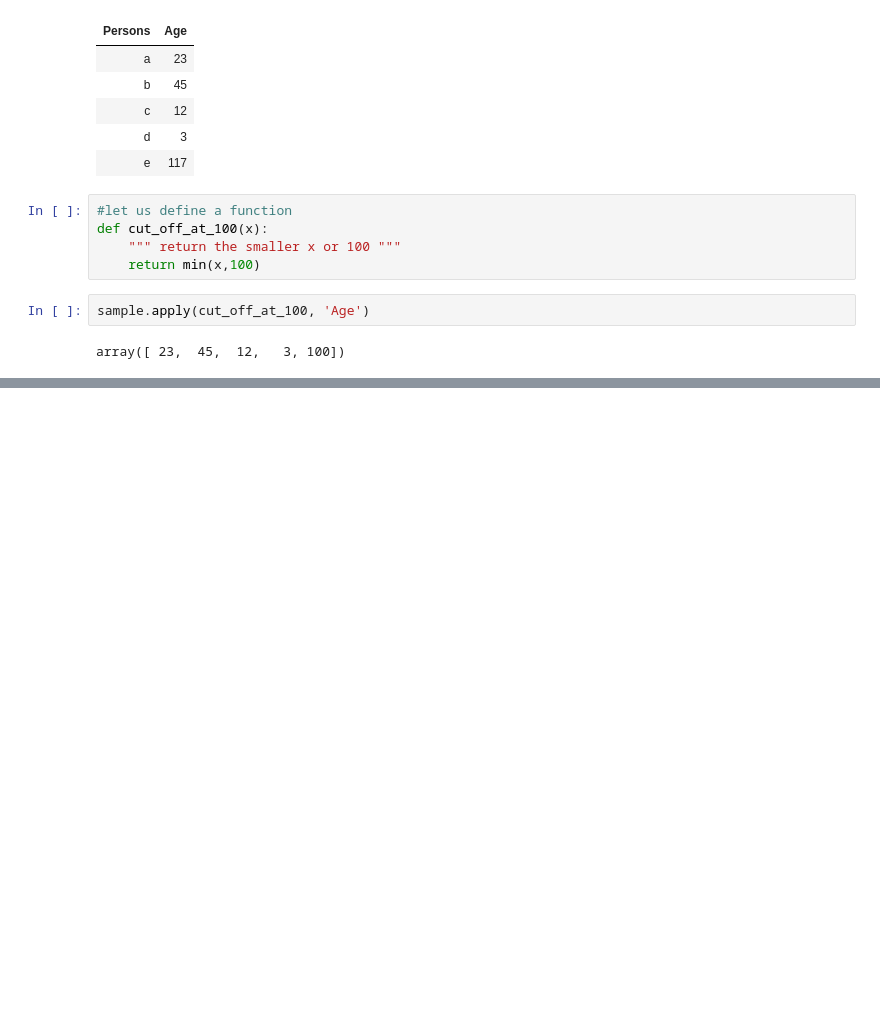
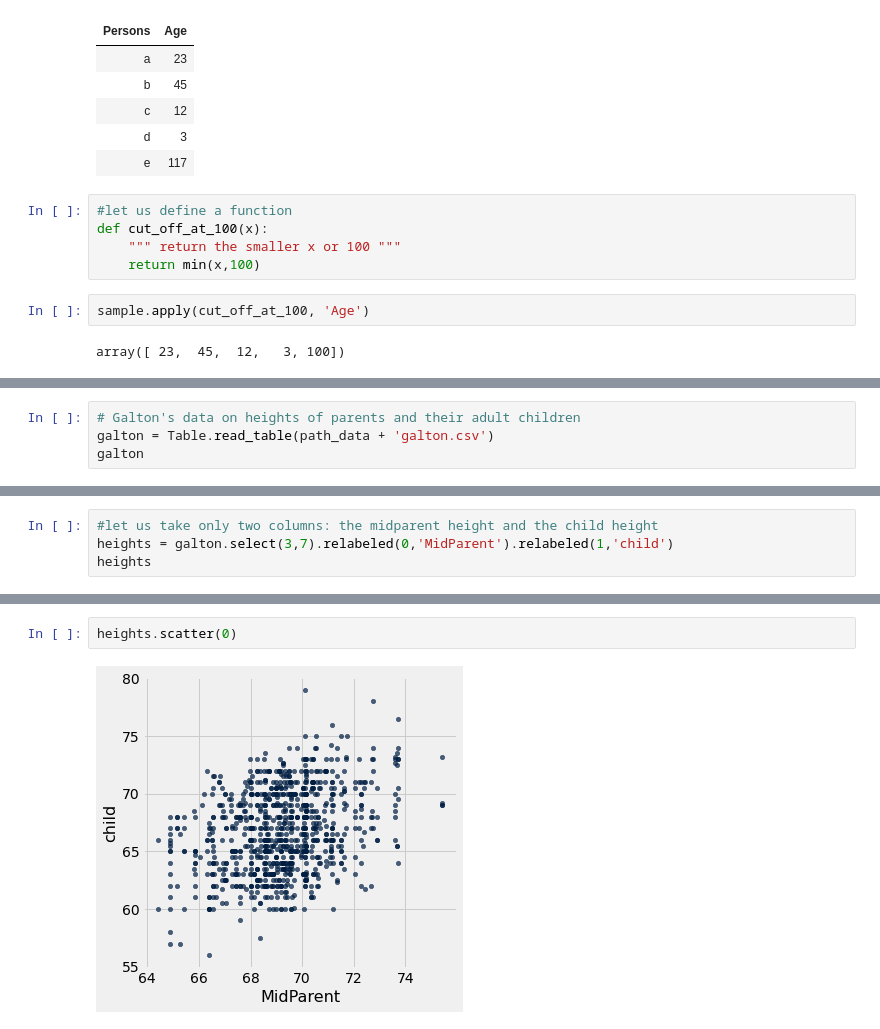
Before and after one commit to abdulbaqi/ms_python, a Jupyter notebook: datascience.ipynb, the cells around one changed output, grey strips where cells are left out. Drawn from its saved outputs; the diff is of its cells as text; blank space fills up the shorter version.

Commit message:
galton

```diff
--- a/datascience.ipynb
+++ b/datascience.ipynb
@@ -764,0 +780,4 @@ array([ 23,  45,  12,   3, 100])
+# %%
+# Galton's data on heights of parents and their adult children
+galton = Table.read_table(path_data + 'galton.csv')
+galton
@@ -764,0 +797,4 @@ array([ 23,  45,  12,   3, 100])
+# %%
+#let us take only two columns: the midparent height and the child height
+heights = galton.select(3,7).relabeled(0,'MidParent').relabeled(1,'child')
+heights
@@ -764,0 +814,4 @@ array([ 23,  45,  12,   3, 100])
+# %%
+heights.scatter(0)
+# %% [output]
+[figure, added]
```
Also changed, not shown: parts of 16 cells of this notebook.
